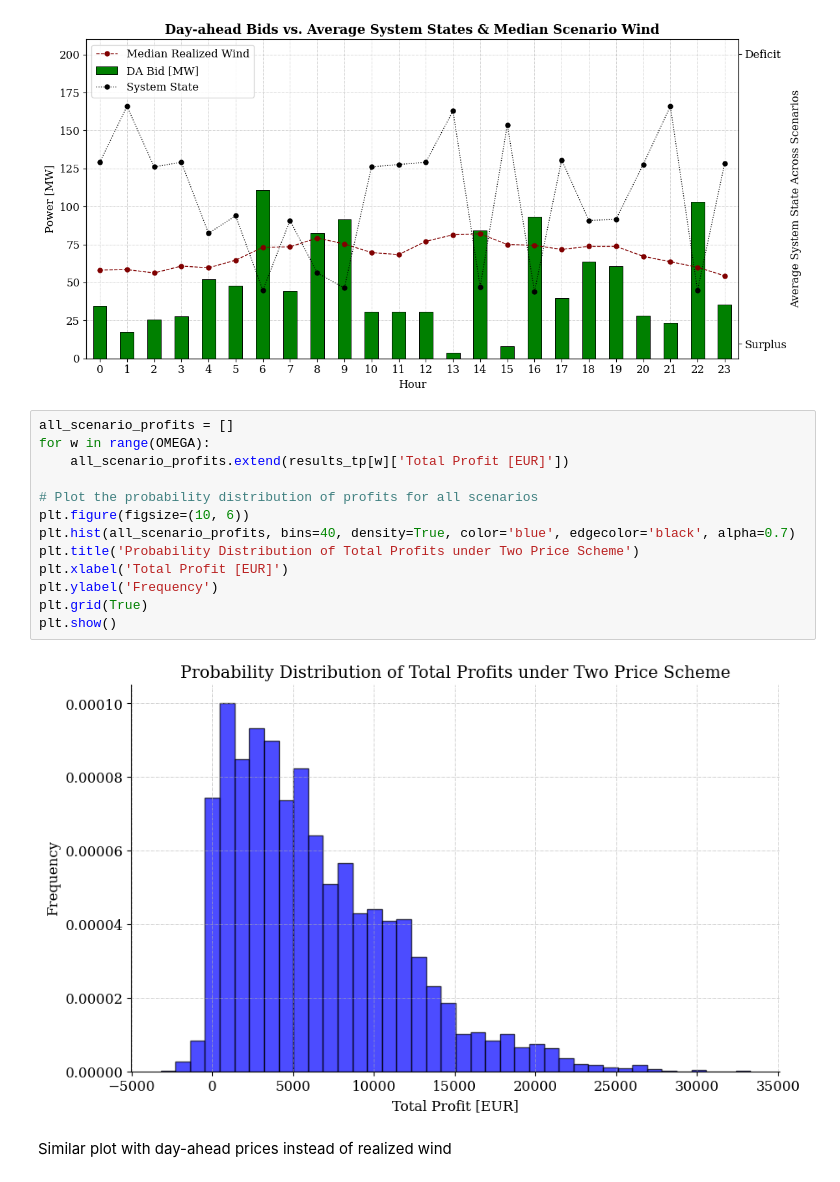
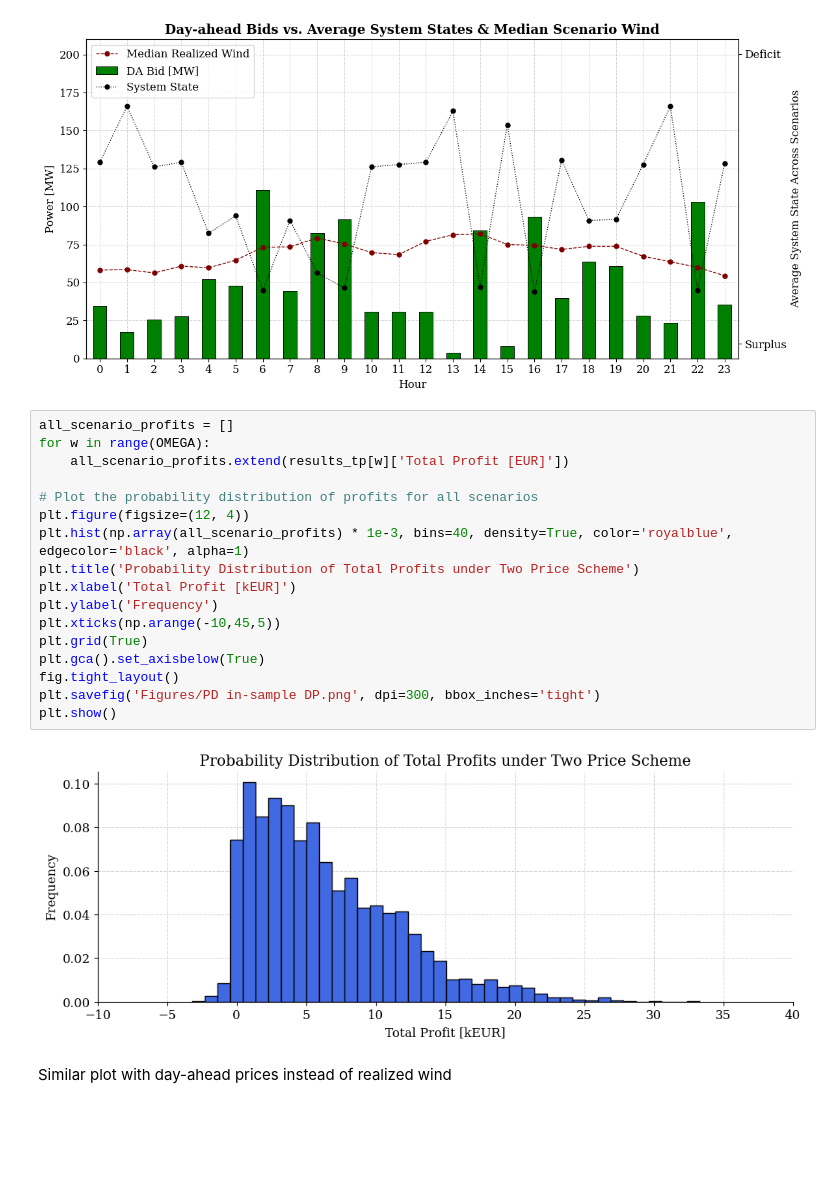
Before and after one commit to Hvid1999/46755, a Jupyter notebook: Assignment 2/task_1a_1b.ipynb, the cells around one changed output. Saved outputs shown, nothing was run; the diff lists cells and outputs as text; blank space fills up the shorter version.

```diff
--- a/Assignment 2/task_1a_1b.ipynb
+++ b/Assignment 2/task_1a_1b.ipynb
@@ -557,18 +565,22 @@ plt.show()
 # %%
 all_scenario_profits = []
 for w in range(OMEGA):
     all_scenario_profits.extend(results_tp[w]['Total Profit [EUR]'])
 
 # Plot the probability distribution of profits for all scenarios
-plt.figure(figsize=(10, 6))
-plt.hist(all_scenario_profits, bins=40, density=True, color='blue', edgecolor='black', alpha=0.7)
+plt.figure(figsize=(12, 4))
+plt.hist(np.array(all_scenario_profits) * 1e-3, bins=40, density=True, color='royalblue', edgecolor='black', alpha=1)
 plt.title('Probability Distribution of Total Profits under Two Price Scheme')
-plt.xlabel('Total Profit [EUR]')
+plt.xlabel('Total Profit [kEUR]')
 plt.ylabel('Frequency')
+plt.xticks(np.arange(-10,45,5))
 plt.grid(True)
+plt.gca().set_axisbelow(True)
+fig.tight_layout()
+plt.savefig('Figures/PD in-sample DP.png', dpi=300, bbox_inches='tight')
 plt.show()
 # %% [output]
-[figure, old version]
+[figure, new version]
 # %% [markdown]
 Similar plot with day-ahead prices instead of realized wind
 # %%
```
Also changed, not shown: parts of 6 cells of this notebook, 2 other files.
